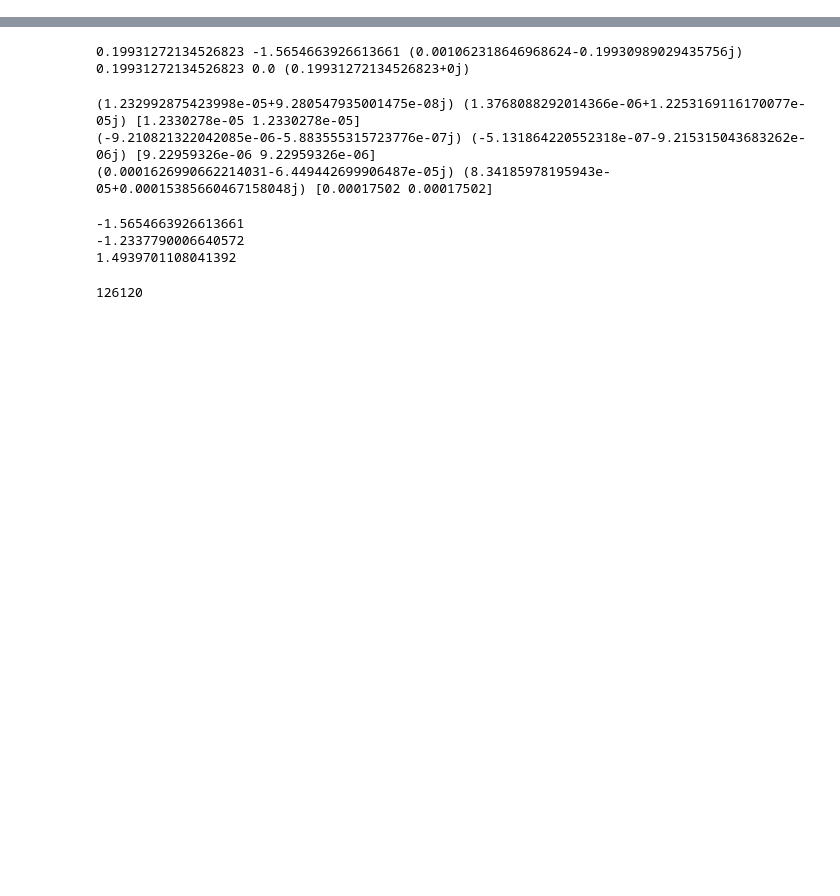
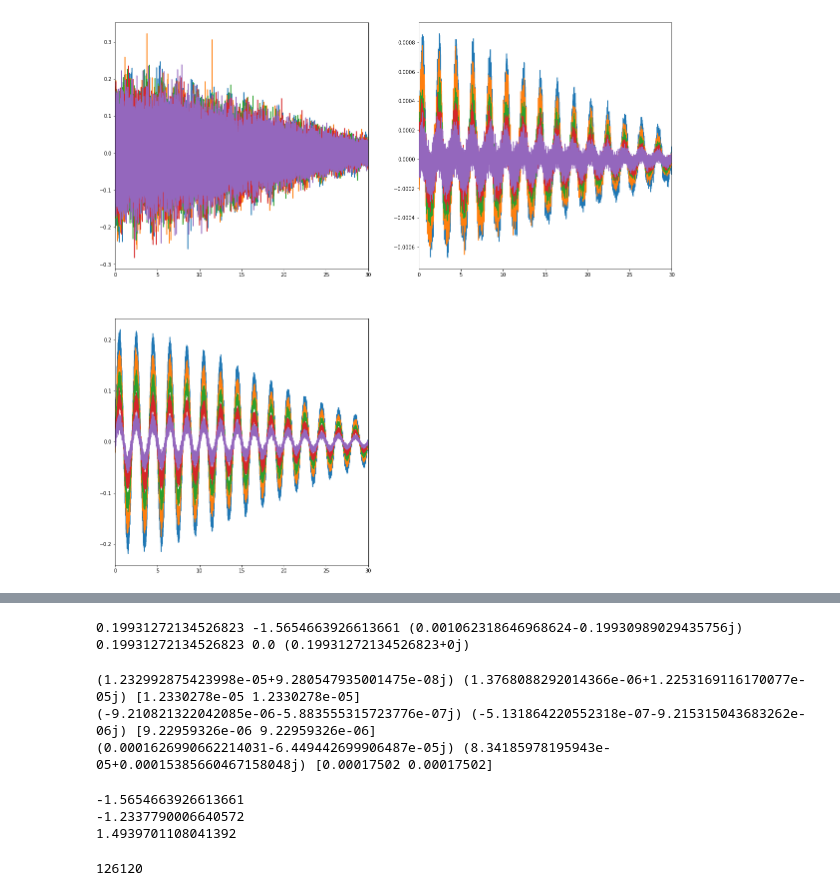
Before and after one commit to BGerwe/Xray-Project, a Jupyter notebook: Scratch.ipynb, the cells around one changed output, grey strips where cells are left out. Drawn from its saved outputs; the diff is of its cells as text; code cells hidden in the pictures; blank space fills up the shorter version.

```diff
--- a/Scratch.ipynb
+++ b/Scratch.ipynb
@@ -208,0 +96,27 @@ print(Ns*dt)
+# %%
+## Applying apodization window to all data signals and
+## and visualizing in time domain
+
+%autoreload 2
+b=7.5
+dataD,dfunc=datain.Dawsonapp(12,fa,data)
+
+fig=plt.figure(figsize=(20,20))
+ax1 = fig.add_subplot(221)
+ax1.plot(data[0,:,:],np.real(dataD[1,:]))
+ax1.set_xlim(0,30)
+
+
+ax1 = fig.add_subplot(222)
+ax1.plot(data[0,:,:],np.real(dataD[2,:]))
+ax1.set_xlim(0,30)
+# ax1.set_ylim(-0.0001,.0001)
+
+ax1 = fig.add_subplot(223)
+ax1.plot(data[0,:,:],np.real(dataD[3,:]))
+ax1.set_xlim(0,30)
+#ax1.set_ylim(-0.015,.015)
+
+plt.show()
+# %% [output]
+[figure, added]
```
Also changed, not shown: parts of 40 cells of this notebook, 1 other file.
